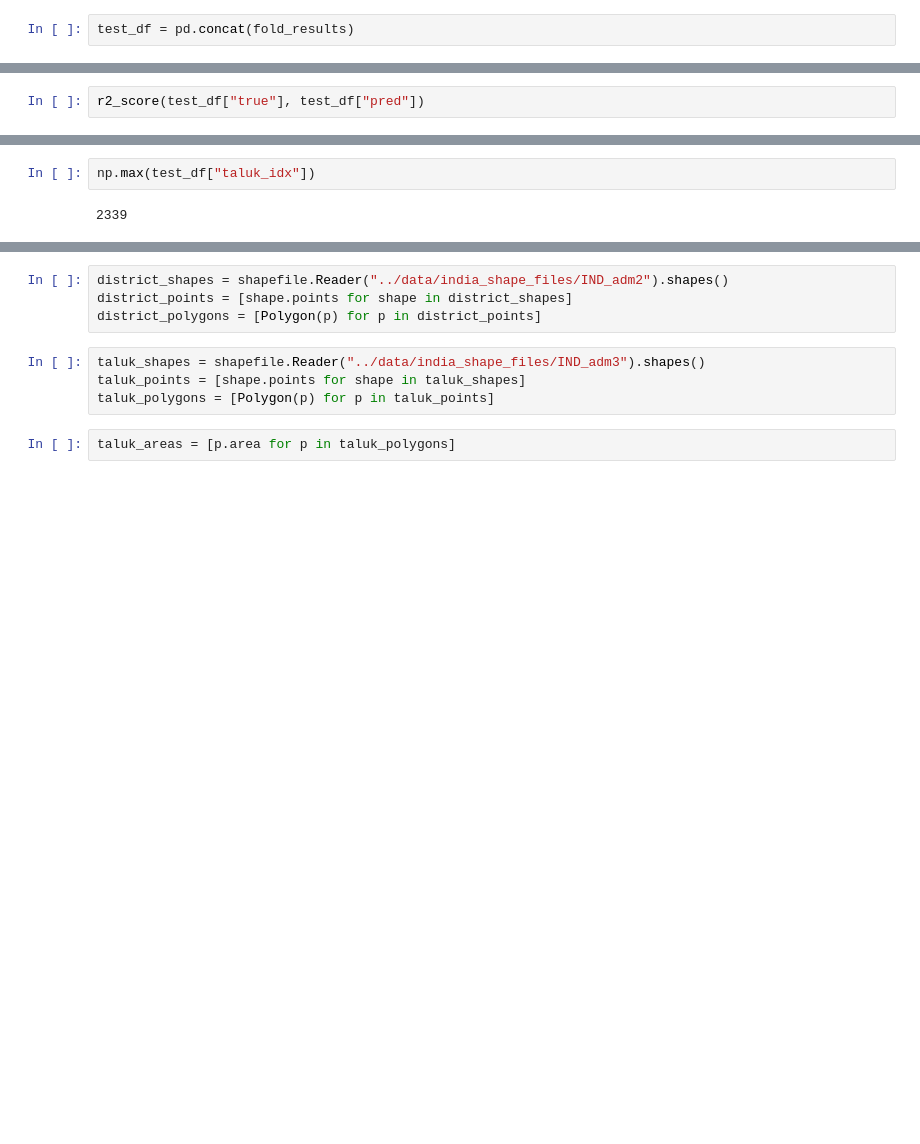
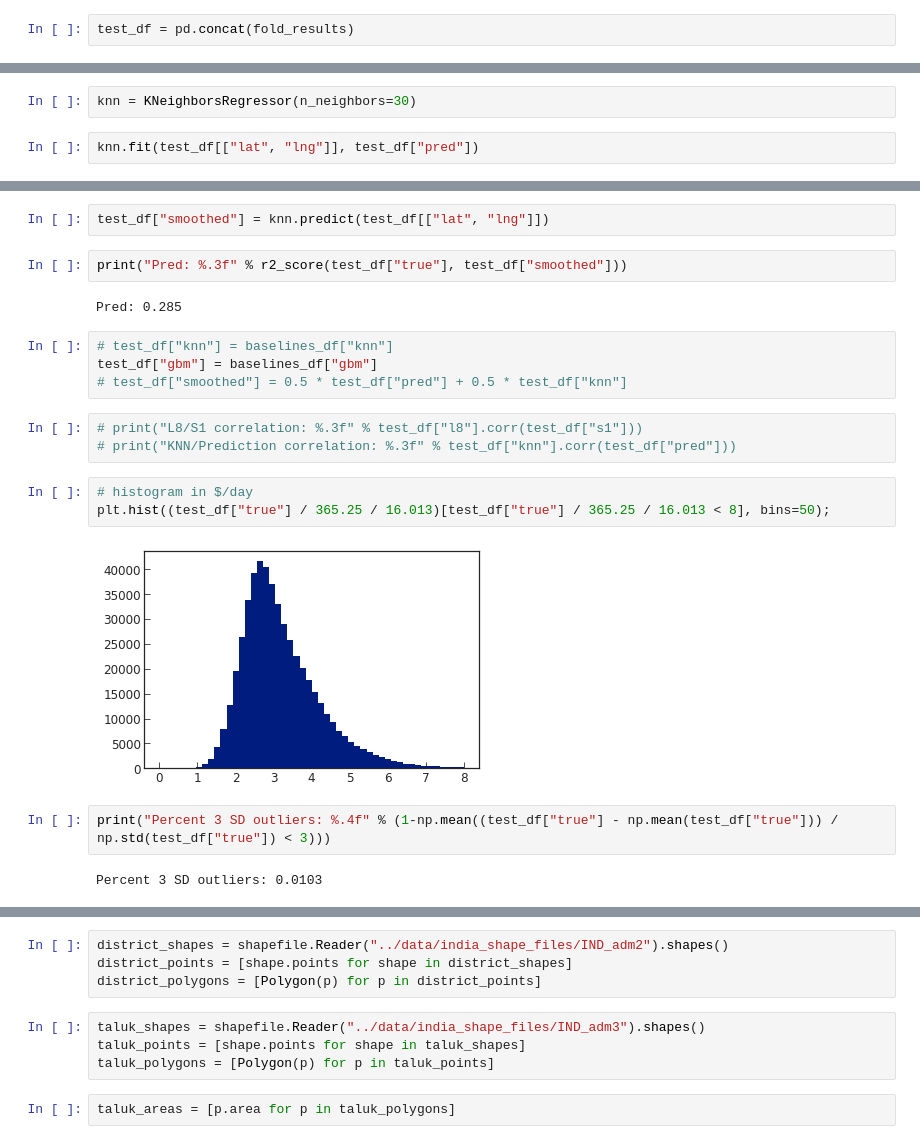
Before and after one commit to chrisyeh96/india-poverty, a Jupyter notebook: results/results.ipynb, the cells around one changed output, grey strips where cells are left out. Saved outputs shown, nothing was run; the diff lists cells and outputs as text; blank space fills up the shorter version.

```diff
--- a/results/results.ipynb
+++ b/results/results.ipynb
@@ -53,3 +65,5 @@ np.mean(test_df["true"] / 53.44 / 30 < 1)
+# %%
+knn = KNeighborsRegressor(n_neighbors=30)
 # %%
-r2_score(test_df["true"], test_df["pred"])
+knn.fit(test_df[["lat", "lng"]], test_df["pred"])
 # %% [output]
@@ -65,4 +73,22 @@ r2_score(test_df.groupby("district_idx")["true"].mean(), test_df.groupby("distri
-# %%
-np.max(test_df["taluk_idx"])
-# %% [output]
-2339
+# %%
+test_df["smoothed"] = knn.predict(test_df[["lat", "lng"]])
+# %%
+print("Pred: %.3f" % r2_score(test_df["true"], test_df["smoothed"]))
+# %% [output]
+Pred: 0.285
+# %%
+# test_df["knn"] = baselines_df["knn"]
+test_df["gbm"] = baselines_df["gbm"]
+# test_df["smoothed"] = 0.5 * test_df["pred"] + 0.5 * test_df["knn"]
+# %%
+# print("L8/S1 correlation: %.3f" % test_df["l8"].corr(test_df["s1"]))
+# print("KNN/Prediction correlation: %.3f" % test_df["knn"].corr(test_df["pred"]))
+# %%
+# histogram in $/day
+plt.hist((test_df["true"] / 365.25 / 16.013)[test_df["true"] / 365.25 / 16.013 < 8], bins=50);
+# %% [output]
+[figure, added]
+# %%
+print("Percent 3 SD outliers: %.4f" % (1-np.mean((test_df["true"] - np.mean(test_df["true"])) / np.std(test_df["true"]) < 3)))
+# %% [output]
+Percent 3 SD outliers: 0.0103
```
Also changed, not shown: parts of 44 cells of this notebook, 15 other files.
